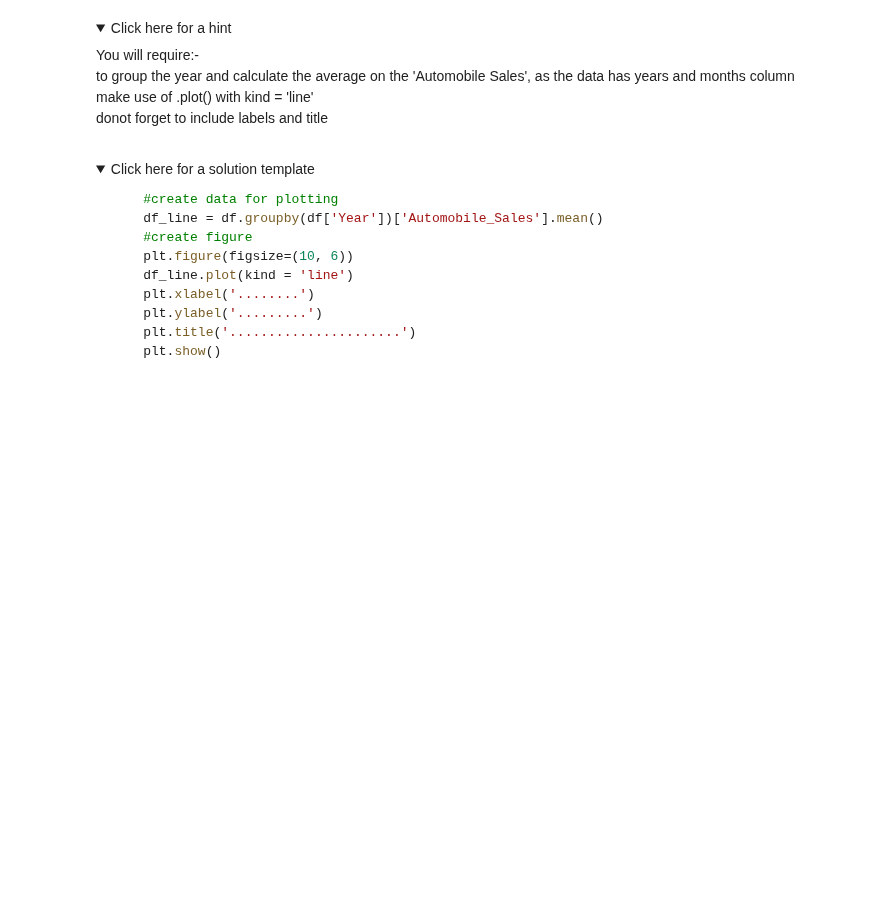
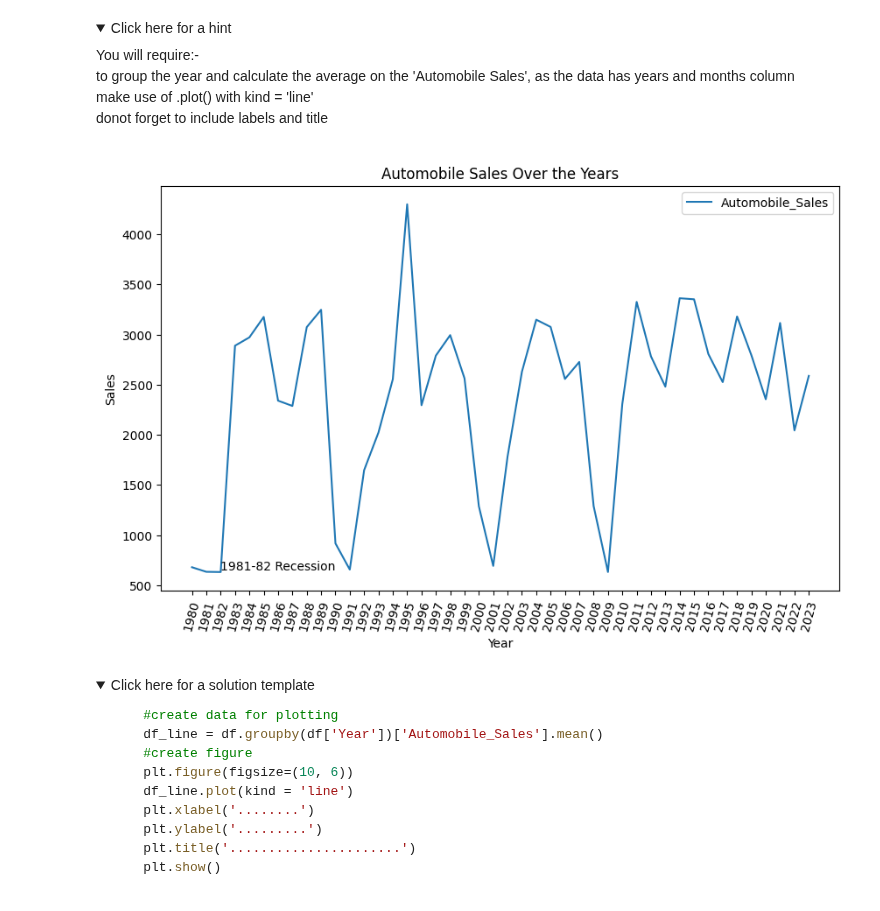
Before and after one commit to CxLos/IBM-Practice-Labs, a Jupyter notebook: 8. Data Visualization with Python/W5 - Final Project and Exam/Labs/DV0101EN-Exercise-Final-Assignment-Part-1-20230614-1686700800.jupyterlite.ipynb, the cells around one changed output. Cells and saved outputs as stored; diff of their text form; code cells hidden in the pictures; folded sections open; blank space fills up the shorter version.

```diff
--- a/8. Data Visualization with Python/W5 - Final Project and Exam/Labs/DV0101EN-Exercise-Final-Assignment-Part-1-20230614-1686700800.jupyterlite.ipynb
+++ b/8. Data Visualization with Python/W5 - Final Project and Exam/Labs/DV0101EN-Exercise-Final-Assignment-Part-1-20230614-1686700800.jupyterlite.ipynb
@@ -145,14 +145,18 @@ By examining various factors mentioned above from the dataset, you aim to gain i
 # %% [markdown]
 #### For your convenience, we have already written code to import the data below.
 # %%
-from js import fetch
-import io
+# from js import fetch
+# import io
 
-URL = "https://cf-courses-data.s3.us.cloud-object-storage.appdomain.cloud/IBMDeveloperSkillsNetwork-DV0101EN-SkillsNetwork/Data%20Files/historical_automobile_sales.csv"
-resp = await fetch(URL)
-text = io.BytesIO((await resp.arrayBuffer()).to_py())
-import pandas as pd
-df = pd.read_csv(text)
-print('Data downloaded and read into a dataframe!')
+# URL = "https://cf-courses-data.s3.us.cloud-object-storage.appdomain.cloud/IBMDeveloperSkillsNetwork-DV0101EN-SkillsNetwork/Data%20Files/historical_automobile_sales.csv"
+# resp = await fetch(URL)
+# text = io.BytesIO((await resp.arrayBuffer()).to_py())
+# import pandas as pd
+# df = pd.read_csv(text)
+# print('Data downloaded and read into a dataframe!')
+
+data = "https://cf-courses-data.s3.us.cloud-object-storage.appdomain.cloud/IBMDeveloperSkillsNetwork-DV0101EN-SkillsNetwork/Data%20Files/historical_automobile_sales.csv"
+
+df = pd.read_csv(data)
 # %%
 df.describe()
@@ -173,6 +193,21 @@ You will require:-
 <br>make use of .plot() with kind = 'line'
 <br>donot forget to include labels and title
 </details>
+# %%
+df_line = df.groupby(df['Year'])['Automobile_Sales'].mean()
+
+plt.figure(figsize=(10, 6))
+df_line.plot(kind = 'line')
+plt.xlabel('Year')
+plt.ylabel('Sales')
+plt.title('Automobile Sales Over the Years')
+plt.xticks(list(range(1980,2024)), rotation = 75)
+plt.text(1982, 650, '1981-82 Recession')
+# plt.text(......, ..., '..............')
+plt.legend()
+plt.show()
+# %% [output]
+[figure, added]
 # %% [markdown]
 <details><summary>Click here for a solution template</summary>
 
```
Also changed, not shown: parts of 4 cells of this notebook, 3 other files.
